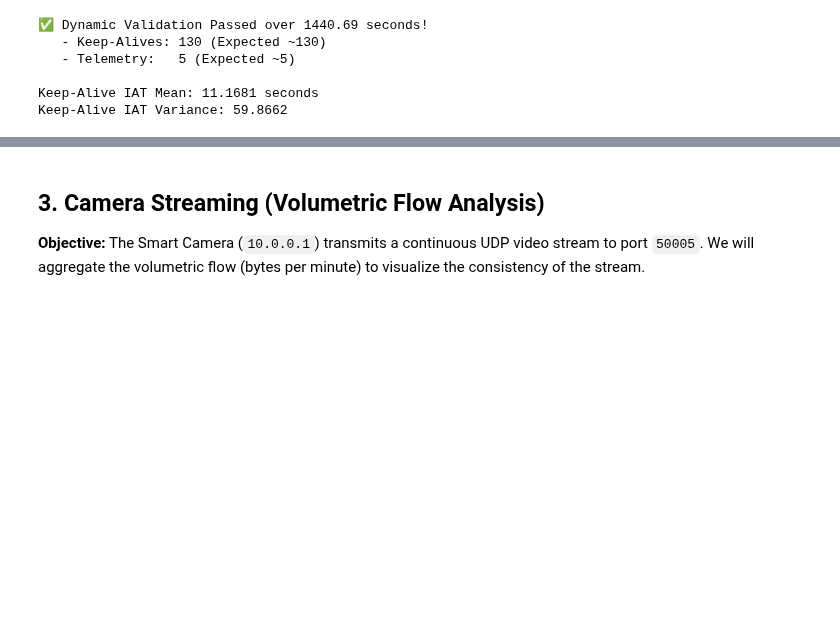
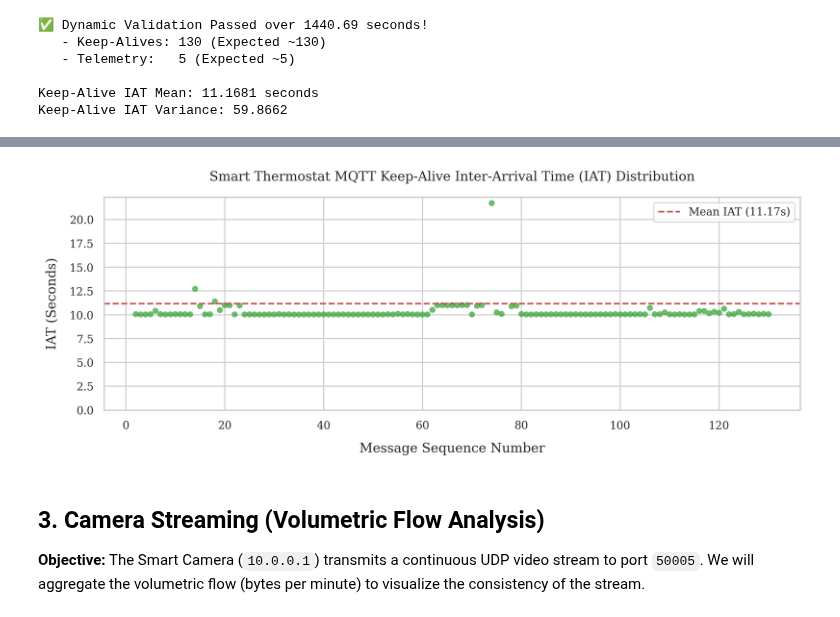
Before and after one commit to thismanera/iot_forensics_project, a Jupyter notebook: code/analysis/scenario1_analysis.ipynb, the cells around one changed output, grey strips where cells are left out. Drawn from its saved outputs; the diff is of its cells as text; code cells hidden in the pictures; blank space fills up the shorter version.

```diff
--- a/code/analysis/scenario1_analysis.ipynb
+++ b/code/analysis/scenario1_analysis.ipynb
@@ -131,3 +134,22 @@ Keep-Alive IAT Variance: 59.8662
+# %%
+# Create an index-based delta array for plotting
+keep_alives['Sequence'] = range(1, len(keep_alives) + 1)
+
+fig, ax = plt.subplots(figsize=(10, 4))
+ax.scatter(keep_alives['Sequence'], keep_alives['IAT'], color='#2ca02c', alpha=0.7, edgecolors='none', s=30)
+ax.axhline(y=iat_mean, color='r', linestyle='--', linewidth=1.5, label=f"Mean IAT ({iat_mean:.2f}s)")
+
+ax.set_title("Smart Thermostat MQTT Keep-Alive Inter-Arrival Time (IAT) Distribution", pad=15)
+ax.set_xlabel("Message Sequence Number", labelpad=10)
+ax.set_ylabel("IAT (Seconds)", labelpad=10)
+ax.set_ylim(0, iat_mean * 2) # Focus the frame tight to the expected baseline
+ax.legend(loc="upper right")
+
+plt.tight_layout()
+plt.savefig(os.path.join(OUTPUT_DIR, "thermostat_iat_distribution.pdf"), format='pdf', bbox_inches='tight')
+plt.show()
+# %% [output]
+[figure, added]
 # %% [markdown]
 ## 3. Camera Streaming (Volumetric Flow Analysis)
 **Objective:** The Smart Camera (`10.0.0.1`) transmits a continuous UDP video stream to port `50005`. We will aggregate the volumetric flow (bytes per minute) to visualize the consistency of the stream.
```
Also changed, not shown: parts of 9 cells of this notebook.
